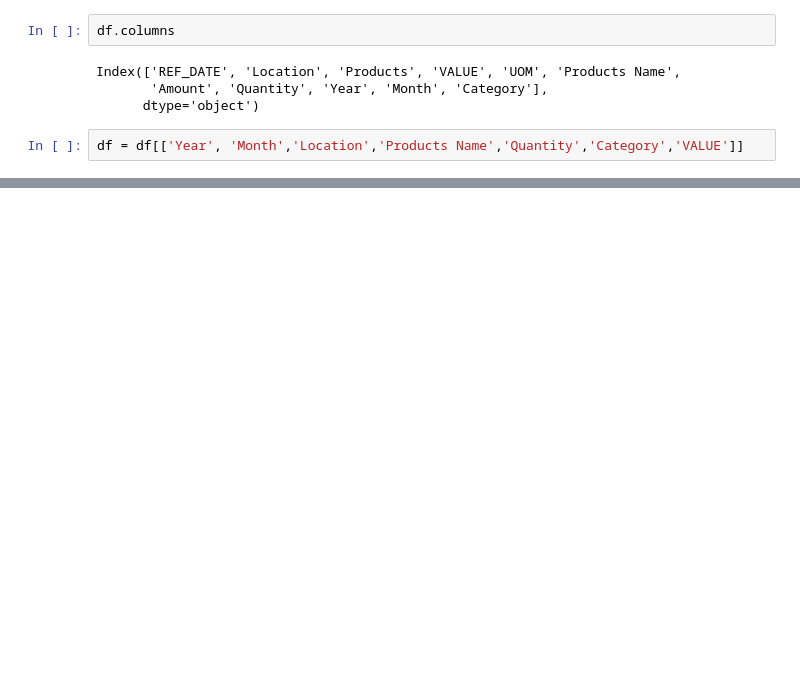
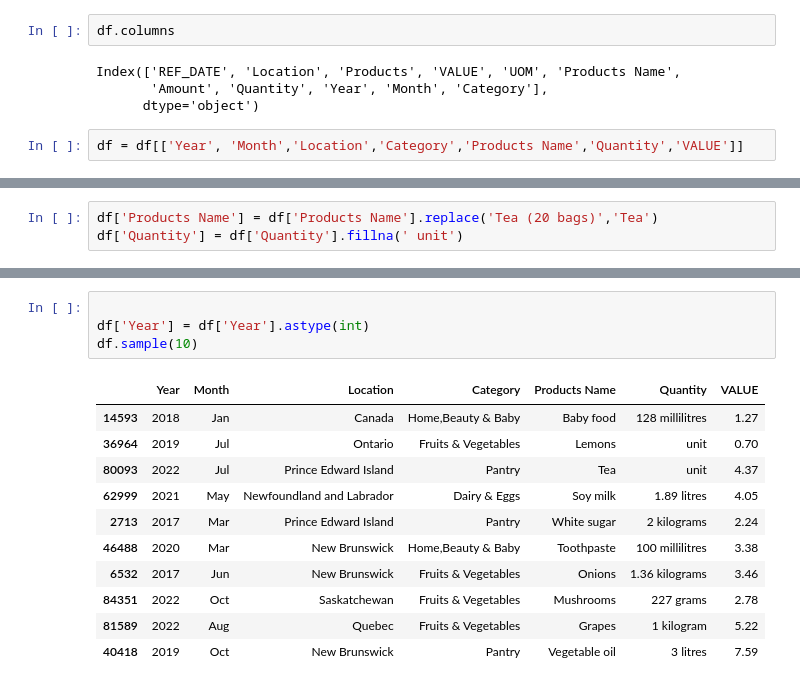
Before and after one commit to RimpleDabas/Inflation-Analysis, a Jupyter notebook: ET.ipynb, the cells around one changed output, grey strips where cells are left out. Drawn from its saved outputs; the diff is of its cells as text; blank space fills up the shorter version.

```diff
--- a/ET.ipynb
+++ b/ET.ipynb
@@ -215,4 +215,4 @@ Index(['REF_DATE', 'Location', 'Products', 'VALUE', 'UOM', 'Products Name',
        'Amount', 'Quantity', 'Year', 'Month', 'Category'],
       dtype='object')
 # %%
-df = df[['Year', 'Month','Location','Products Name','Quantity','Category','VALUE']]
+df = df[['Year', 'Month','Location','Category','Products Name','Quantity','VALUE']]
@@ -232,0 +219,3 @@ df.sample(10)
+# %%
+df['Products Name'] = df['Products Name'].replace('Tea (20 bags)','Tea')
+df['Quantity'] = df['Quantity'].fillna(' unit')
@@ -232,0 +245,16 @@ df.sample(10)
+# %%
+
+df['Year'] = df['Year'].astype(int)
+df.sample(10)
+# %% [output]
+|  | Year | Month | Location | Category | Products Name | Quantity | VALUE |
+| 14593 | 2018 | Jan | Canada | Home,Beauty & Baby | Baby food | 128 millilitres | 1.27 |
+| 36964 | 2019 | Jul | Ontario | Fruits & Vegetables | Lemons | unit | 0.70 |
+| 80093 | 2022 | Jul | Prince Edward Island | Pantry | Tea | unit | 4.37 |
+| 62999 | 2021 | May | Newfoundland and Labrador | Dairy & Eggs | Soy milk | 1.89 litres | 4.05 |
+| 2713 | 2017 | Mar | Prince Edward Island | Pantry | White sugar | 2 kilograms | 2.24 |
+| 46488 | 2020 | Mar | New Brunswick | Home,Beauty & Baby | Toothpaste | 100 millilitres | 3.38 |
+| 6532 | 2017 | Jun | New Brunswick | Fruits & Vegetables | Onions | 1.36 kilograms | 3.46 |
+| 84351 | 2022 | Oct | Saskatchewan | Fruits & Vegetables | Mushrooms | 227 grams | 2.78 |
+| 81589 | 2022 | Aug | Quebec | Fruits & Vegetables | Grapes | 1 kilogram | 5.22 |
+| 40418 | 2019 | Oct | New Brunswick | Pantry | Vegetable oil | 3 litres | 7.59 |
```
Also changed, not shown: parts of 22 cells of this notebook.
